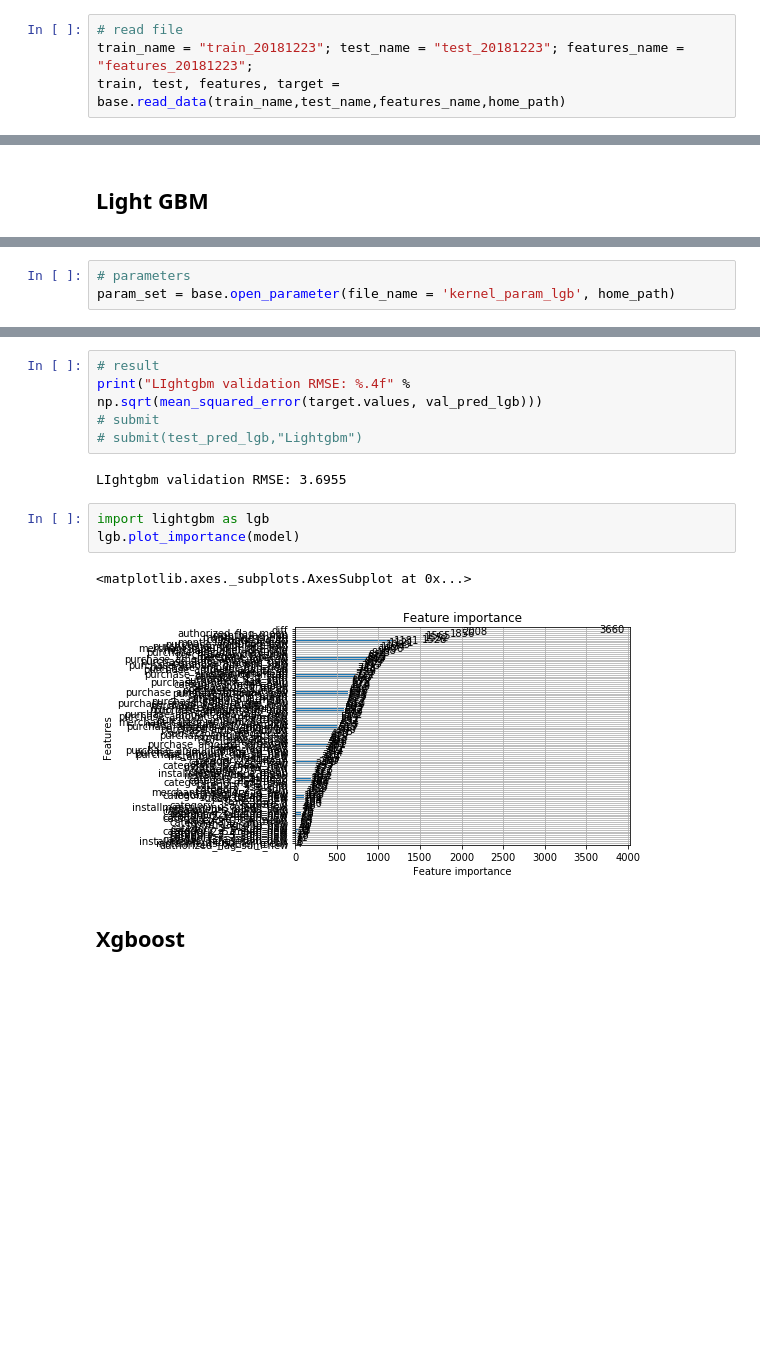
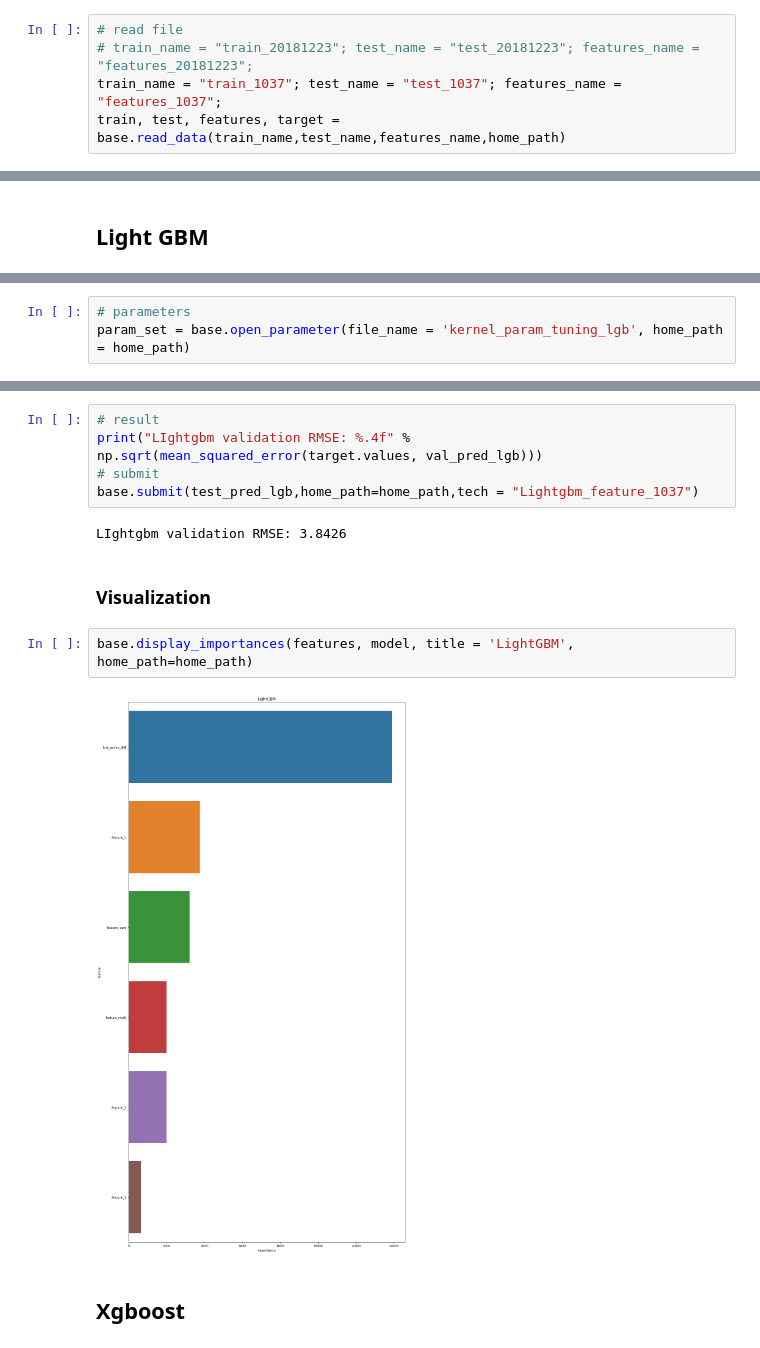
Before and after one commit to takuto0831/Elo_Merchant_Category_Recommend, a Jupyter notebook: jn/main.ipynb, the cells around one changed output, grey strips where cells are left out. Cells and saved outputs as stored; diff of their text form; blank space fills up the shorter version.

Commit message:
add gradient boosting visualization method

```diff
--- a/jn/main.ipynb
+++ b/jn/main.ipynb
@@ -35,6 +37,7 @@ importlib.reload(gb)
 # Read data
 # %%
 # read file
-train_name = "train_20181223"; test_name = "test_20181223"; features_name = "features_20181223";
+# train_name = "train_20181223"; test_name = "test_20181223"; features_name = "features_20181223";
+train_name = "train_1037"; test_name = "test_1037"; features_name = "features_1037";
 train, test, features, target = base.read_data(train_name,test_name,features_name,home_path)
 # %% [output]
@@ -109,3 +107,3 @@ submit(test_pred_bag,"Bagging")
 # %%
 # parameters
-param_set = base.open_parameter(file_name = 'kernel_param_lgb', home_path)
+param_set = base.open_parameter(file_name = 'kernel_param_tuning_lgb', home_path = home_path)
@@ -135,15 +115,15 @@ Early stopping, best iteration is:
 # result
 print("LIghtgbm validation RMSE: %.4f" % np.sqrt(mean_squared_error(target.values, val_pred_lgb)))
 # submit
-# submit(test_pred_lgb,"Lightgbm")
+base.submit(test_pred_lgb,home_path=home_path,tech = "Lightgbm_feature_1037")
 # %% [output]
-LIghtgbm validation RMSE: 3.6955
+LIghtgbm validation RMSE: 3.8426
-# %%
-import lightgbm as lgb
-lgb.plot_importance(model)
-# %% [output]
-<matplotlib.axes._subplots.AxesSubplot at 0x...>
-[figure, removed]
+# %% [markdown]
+###  Visualization
+# %%
+base.display_importances(features, model, title = 'LightGBM', home_path=home_path)
+# %% [output]
+[figure, added]
 # %% [markdown]
 ## Xgboost
 # %%
```
Also changed, not shown: parts of 7 cells of this notebook, 1 other file.
